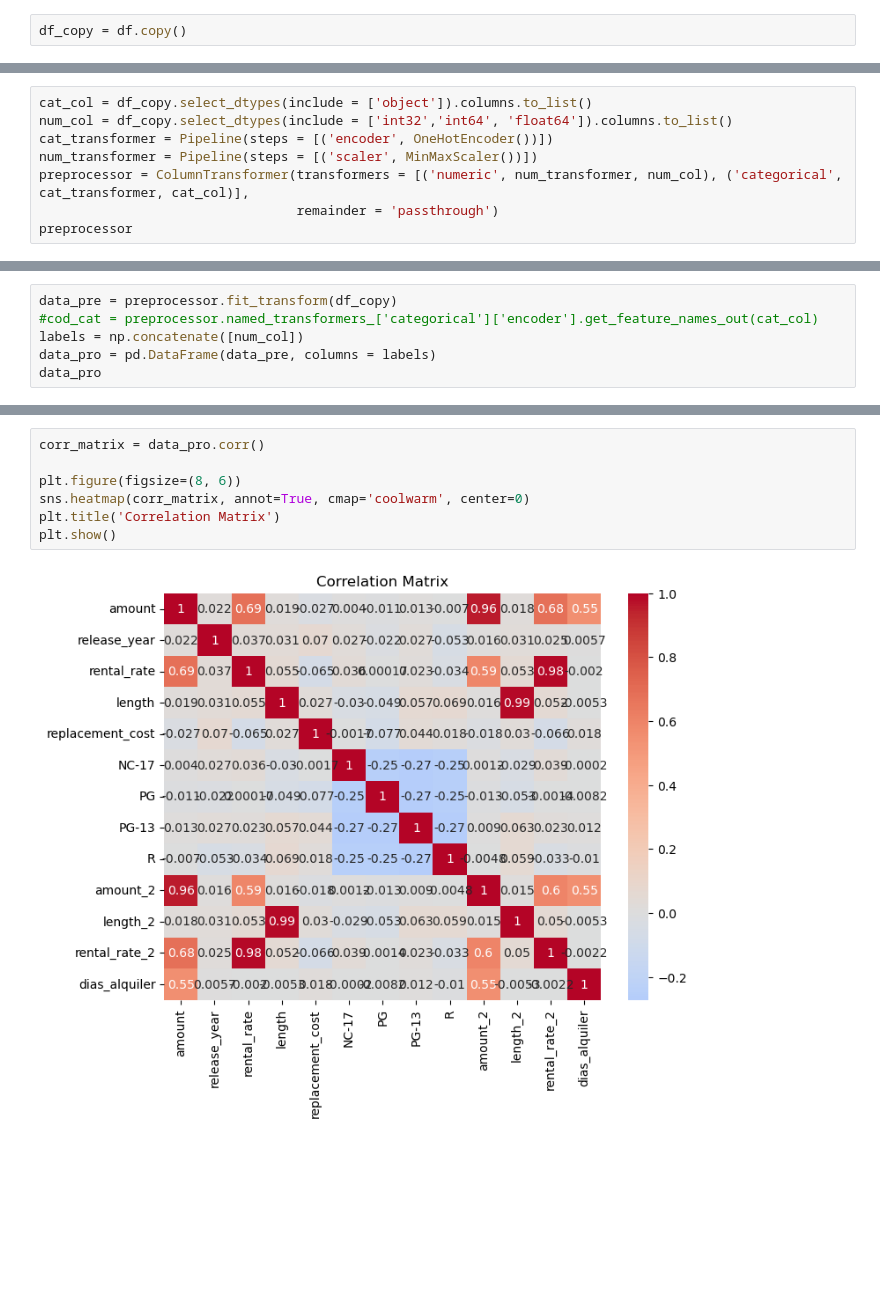
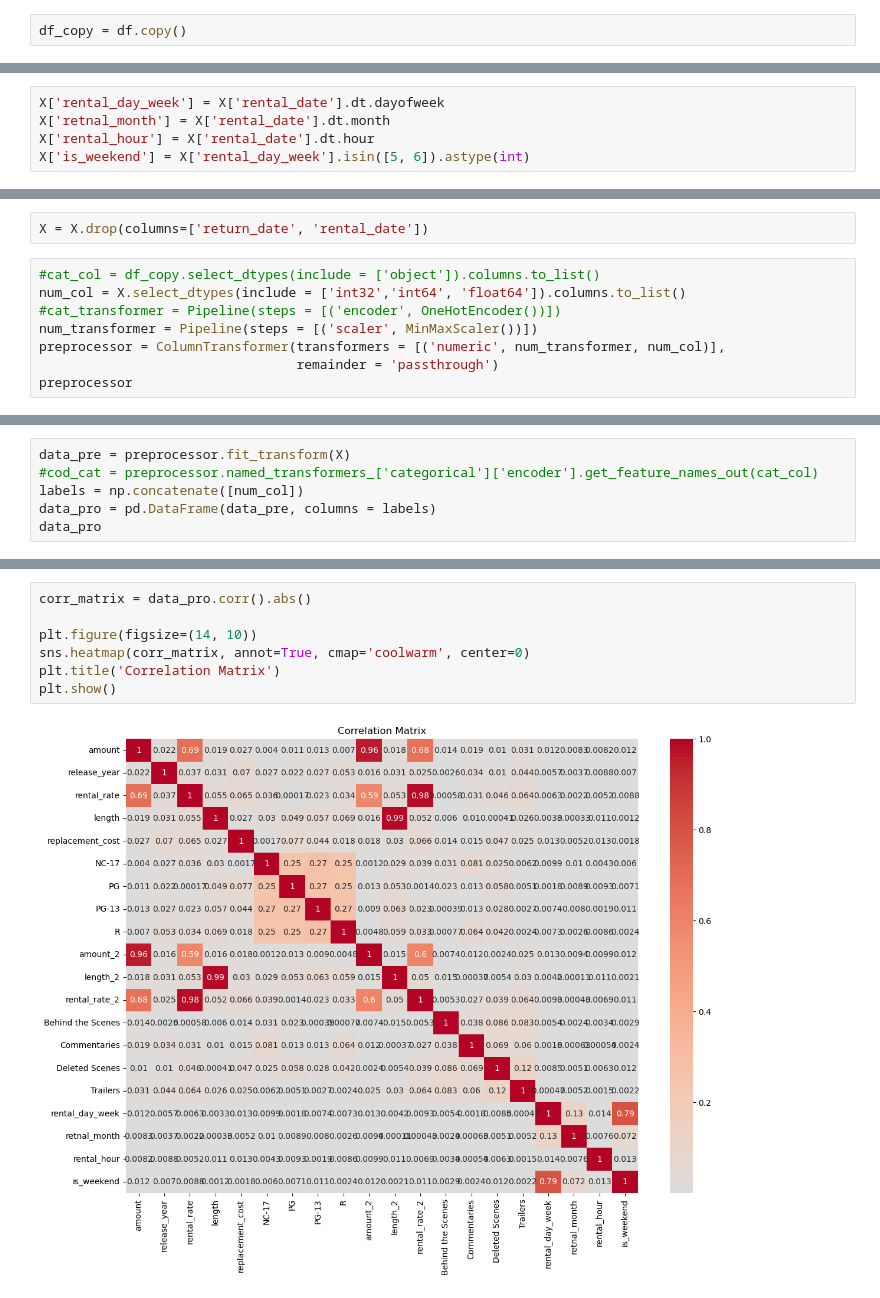
Before and after one commit to Saimon2001/Regression_midterm, a Jupyter notebook: MidTerm Regression.ipynb, the cells around one changed output, grey strips where cells are left out. Saved outputs shown, nothing was run; the diff lists cells and outputs as text; blank space fills up the shorter version.

```diff
--- a/MidTerm Regression.ipynb
+++ b/MidTerm Regression.ipynb
@@ -120,0 +156,5 @@ df_copy = df_copy.drop(columns=['rental_date', 'return_date','special_features']
+# %%
+X['rental_day_week'] = X['rental_date'].dt.dayofweek
+X['retnal_month'] = X['rental_date'].dt.month
+X['rental_hour'] = X['rental_date'].dt.hour
+X['is_weekend'] = X['rental_day_week'].isin([5, 6]).astype(int)
@@ -121,9 +181,11 @@ df_copy = df_copy.drop(columns=['rental_date', 'return_date','special_features']
+# %%
+X = X.drop(columns=['return_date', 'rental_date'])
 # %%
-cat_col = df_copy.select_dtypes(include = ['object']).columns.to_list()
-num_col = df_copy.select_dtypes(include = ['int32','int64', 'float64']).columns.to_list()
-cat_transformer = Pipeline(steps = [('encoder', OneHotEncoder())])
+#cat_col = df_copy.select_dtypes(include = ['object']).columns.to_list()
+num_col = X.select_dtypes(include = ['int32','int64', 'float64']).columns.to_list()
+#cat_transformer = Pipeline(steps = [('encoder', OneHotEncoder())])
 num_transformer = Pipeline(steps = [('scaler', MinMaxScaler())])
-preprocessor = ColumnTransformer(transformers = [('numeric', num_transformer, num_col), ('categorical', cat_transformer, cat_col)],
+preprocessor = ColumnTransformer(transformers = [('numeric', num_transformer, num_col)],
                                  remainder = 'passthrough')
 preprocessor
 # %% [output]
@@ -140,5 +202,5 @@ ColumnTransformer(remainder='passthrough',
 # %%
-data_pre = preprocessor.fit_transform(df_copy)
+data_pre = preprocessor.fit_transform(X)
 #cod_cat = preprocessor.named_transformers_['categorical']['encoder'].get_feature_names_out(cat_col)
 labels = np.concatenate([num_col])
 data_pro = pd.DataFrame(data_pre, columns = labels)
@@ -160,9 +222,9 @@ data_pro
 # %%
-corr_matrix = data_pro.corr()
+corr_matrix = data_pro.corr().abs()
 
-plt.figure(figsize=(8, 6))
+plt.figure(figsize=(14, 10))
 sns.heatmap(corr_matrix, annot=True, cmap='coolwarm', center=0)
 plt.title('Correlation Matrix')
 plt.show()
 # %% [output]
-[figure, old version]
+[figure, new version]
```
Also changed, not shown: parts of 24 cells of this notebook.
